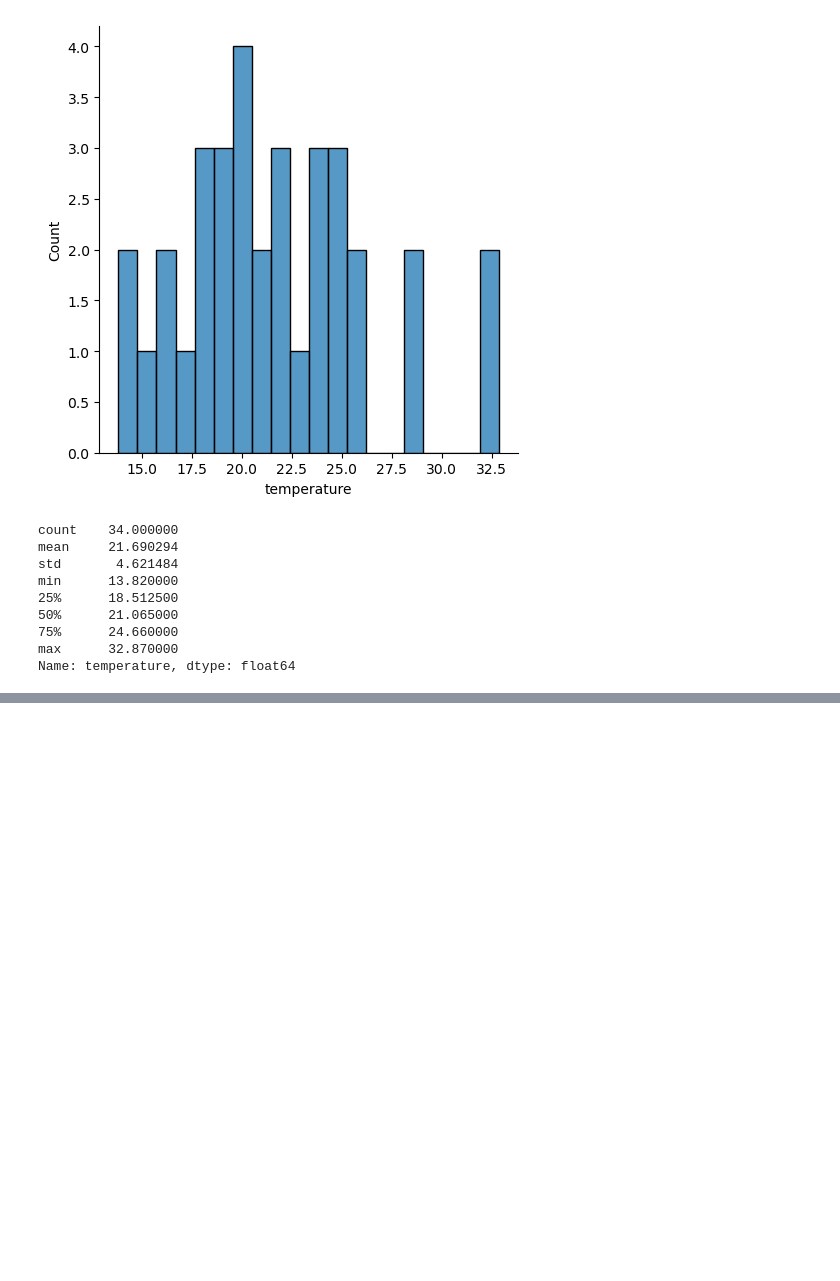
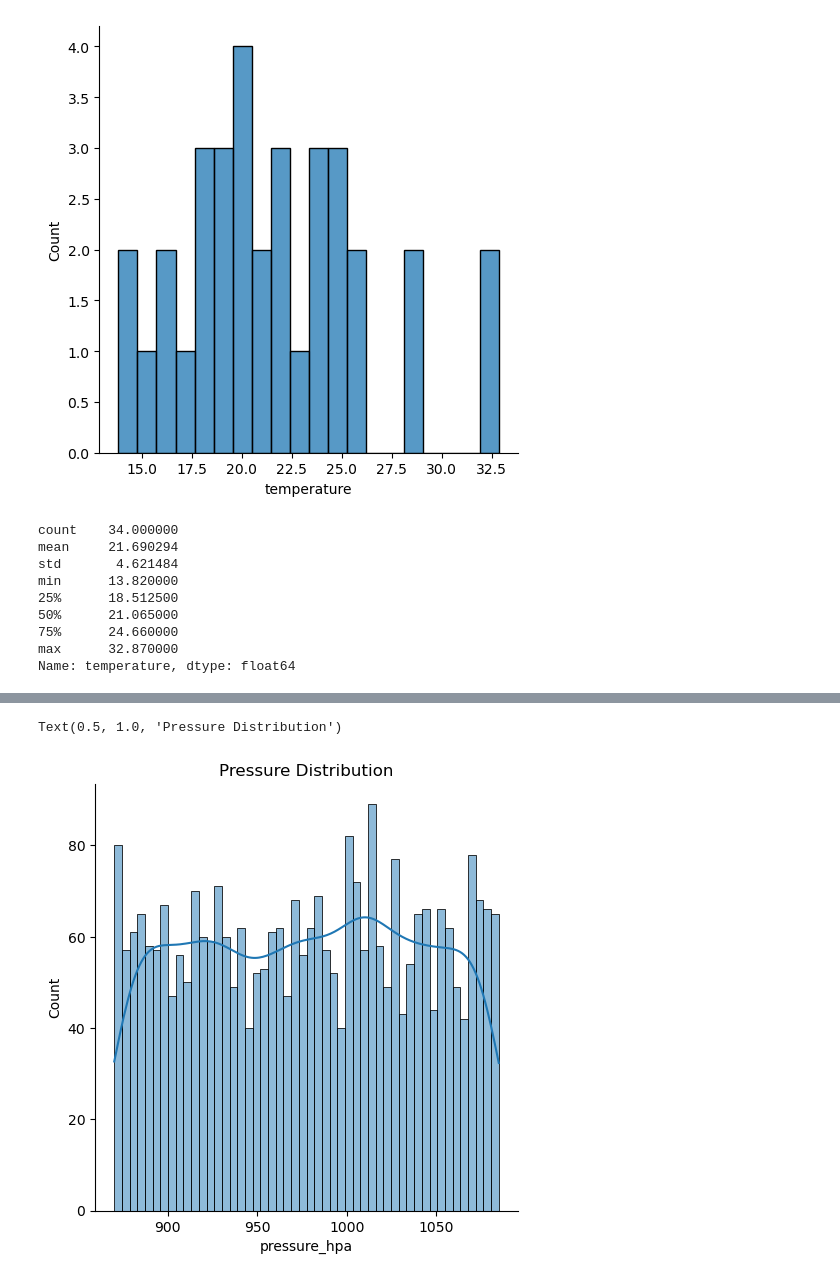
Before and after one commit to GichukiEdwin/Data_Science_EA_Projects, a Jupyter notebook: Weather_Data_Analysis_and_Forecasting.ipynb, the cells around one changed output, grey strips where cells are left out. Drawn from its saved outputs; the diff is of its cells as text; code cells hidden in the pictures; blank space fills up the shorter version.

```diff
--- a/Weather_Data_Analysis_and_Forecasting.ipynb
+++ b/Weather_Data_Analysis_and_Forecasting.ipynb
@@ -219,0 +361,6 @@ Name: temperature, dtype: float64
+# %%
+sns.displot(df1['pressure_hpa'],bins=50,kde=True)
+plt.title('Pressure Distribution')
+# %% [output]
+Text(0.5, 1.0, 'Pressure Distribution')
+[figure, added]
```
Also changed, not shown: parts of 13 cells of this notebook, 1 other file.
